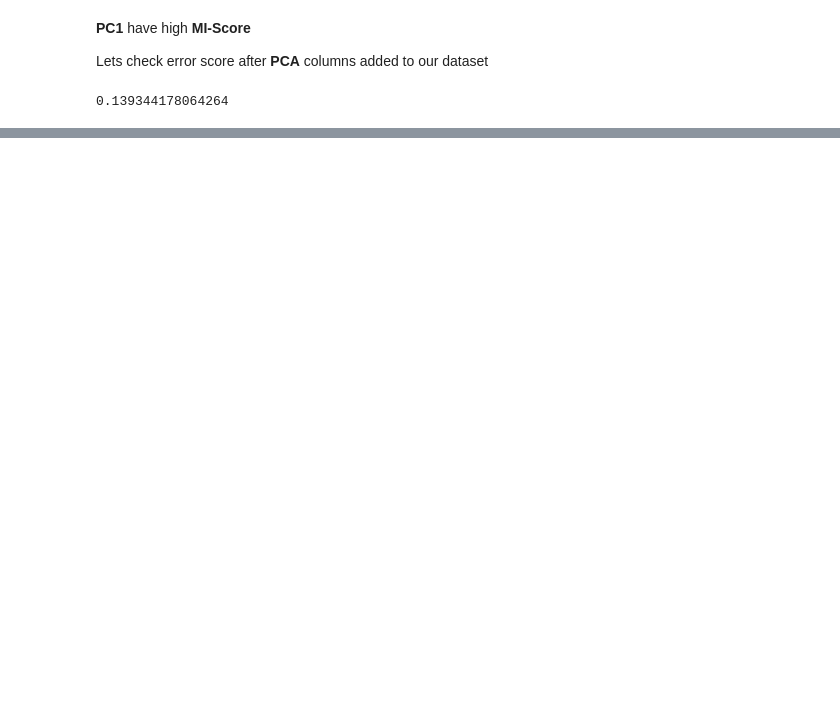
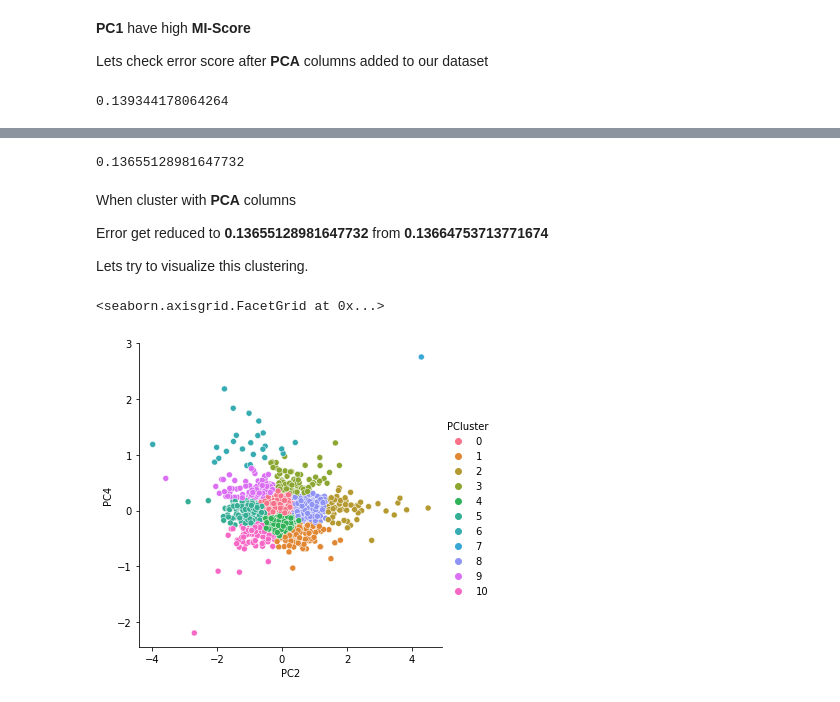
Before and after one commit to naseemap47/predictHousePrices-MachineLearning-python, a Jupyter notebook: jupyter_notebook.ipynb, the cells around one changed output, grey strips where cells are left out. Cells and saved outputs as stored; diff of their text form; code cells hidden in the pictures; blank space fills up the shorter version.

```diff
--- a/jupyter_notebook.ipynb
+++ b/jupyter_notebook.ipynb
@@ -2016,0 +2138,11 @@ So let drop **PCA** columns
+# %%
+x = data.copy()
+y = x.pop('SalePrice')
+
+# lets add PC1 to dataset
+x = x.join(x_pca.PCluster)
+
+# error score
+score_dataset(x, y)
+# %% [output]
+0.13655128981647732
@@ -2016,0 +2152,13 @@ So let drop **PCA** columns
+# %% [markdown]
+When cluster with **PCA** columns
+
+Error get reduced to **0.13655128981647732** from **0.13664753713771674**
+
+Lets try to visualize this clustering.
+# %%
+# Visualize this clustering using relational plot
+sns.relplot(x='PC2', y='PC4',
+           hue='PCluster', data=x_pca)
+# %% [output]
+<seaborn.axisgrid.FacetGrid at 0x...>
+[figure, added]
```
Also changed, not shown: parts of 22 cells of this notebook.
